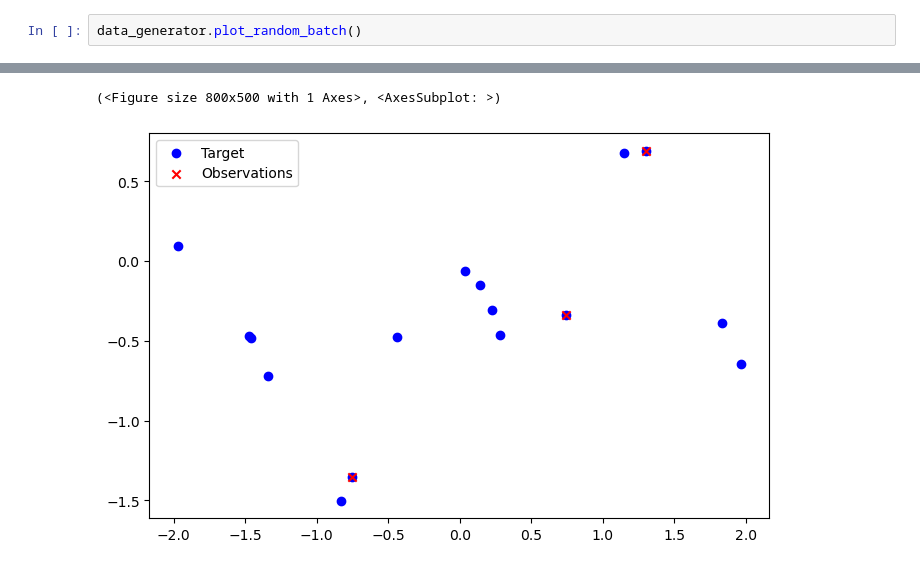
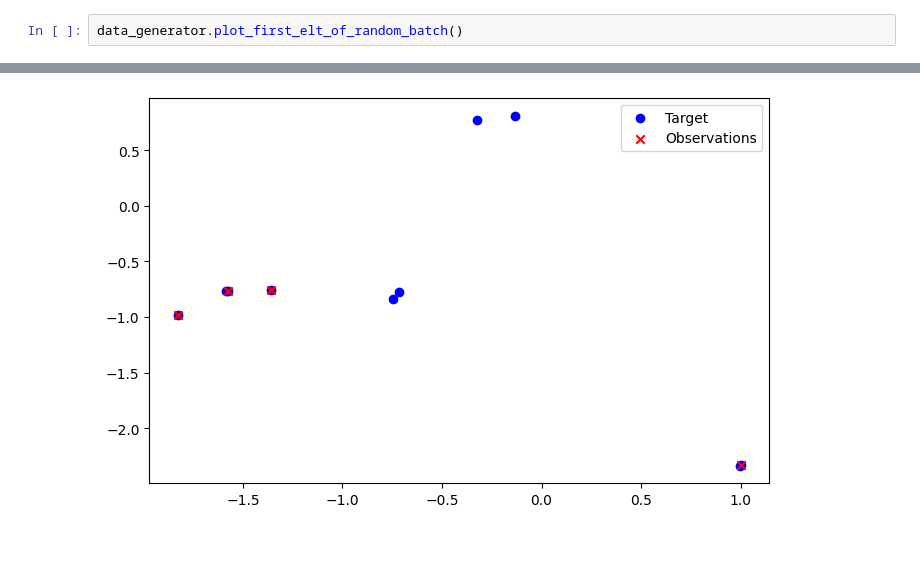
Before and after one commit to tonywu71/neural-processes, a Jupyter notebook: test_regression_data_generator.ipynb, the cells around one changed output, grey strips where cells are left out. Saved outputs shown, nothing was run; the diff lists cells and outputs as text.

```diff
--- a/test_regression_data_generator.ipynb
+++ b/test_regression_data_generator.ipynb
@@ -22,3 +18,3 @@ Metal device set to: Apple M1
 # %%
-data_generator.plot_random_batch()
+data_generator.plot_first_elt_of_random_batch()
 # %% [output]
@@ -26,4 +22,3 @@ data_generator.plot_random_batch()
-(<Figure size 800x500 with 1 Axes>, <AxesSubplot: >)
-[figure, old version]
+[figure, new version]
 # %%
 for (context_x, context_y, target_x), target_y in data_generator.train_ds.take(5):
```
Also changed, not shown: parts of 9 cells of this notebook.
